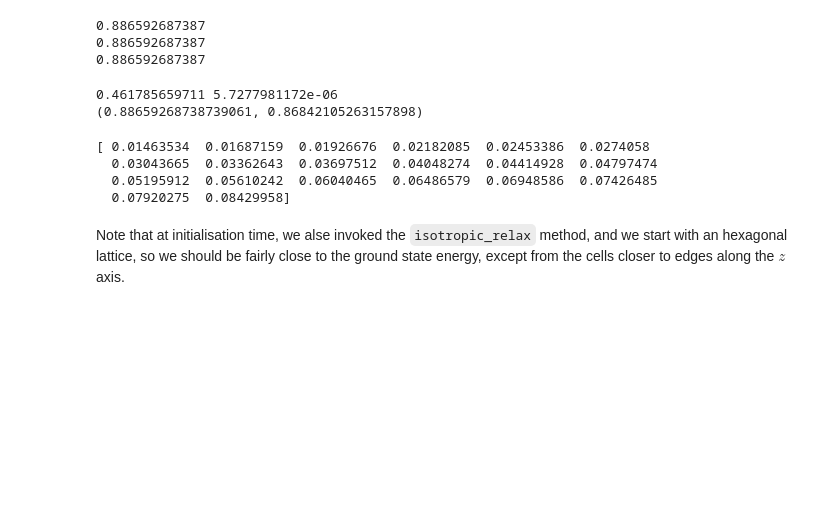
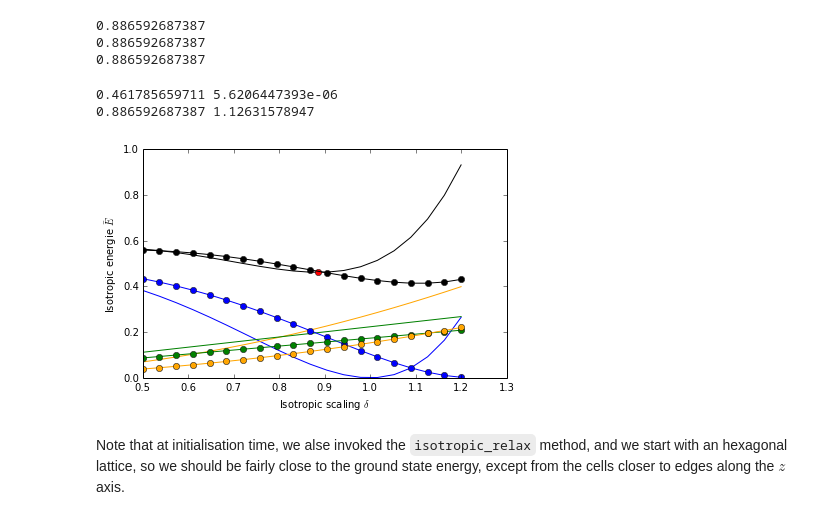
Before and after one commit to glyg/leg-joint, a Jupyter notebook: notebooks/2 - Energy minimisation.ipynb, the cells around one changed output. Cells and saved outputs as stored; diff of their text form; code cells hidden in the pictures; blank space fills up the shorter version.

```diff
--- a/notebooks/2 - Energy minimisation.ipynb
+++ b/notebooks/2 - Energy minimisation.ipynb
@@ -403,44 +409,38 @@ ax.set_ylabel(r'Isotropic energie $\bar E$')
 energy = eptm.calc_energy()
 ### ????
 norm = (eptm.params['prefered_area']**2
         * eptm.params['prefered_height']**2
         * eptm.params['vol_elasticity']
         * (eptm.is_cell_vert.a * eptm.is_alive.a).sum())
-print eptm.isotropic_energy(eptm.delta_o), energy / norm
+print(eptm.isotropic_energy(eptm.delta_o), energy / norm)
 
 cell = eptm.graph.vertex(60)
 
 energies = []
 scales = np.linspace(0.5, 1.2, 20) / eptm.delta_o
 for scale in scales:
     eptm.scale(scale)
     eptm.update_geometry()
     Ec, Ev = eptm.calc_cells_energy()
     El, Er = eptm.calc_junctions_energy()
     energies.append([Ev.sum(), El.sum(), Ec.sum()])
     eptm.scale(1 / scale)
 
 eptm.isotropic_relax()
 
 
 energies = np.array(energies) / norm
 ax.plot(scales * eptm.delta_o, energies[:, 0], 'bo-', label='Computed volume elasticity')
 ax.plot(scales * eptm.delta_o, energies[:, 1], 'go-', label='Computed line tension')
 ax.plot(scales * eptm.delta_o, energies[:, 2], ls='-', marker='o', c='orange', label='Computed contractility')
 
 ax.plot(scales * eptm.delta_o, energies.sum(axis=1), 'ko-', label='Computed total')
-ax.legend(loc='upper left')
+#ax.legend(loc='upper left')
 print(eptm.delta_o, scales[energies.sum(axis=1).argmin()] * eptm.delta_o)
 # %% [output]
-0.461785659711 5.7277981172e-06
-(0.88659268738739061, 0.86842105263157898)
+0.461785659711 5.6206447393e-06
+0.886592687387 1.12631578947
+[figure, added]
-# %%
-print(energies[:, 2])
-# %% [output]
-[ 0.01463534  0.01687159  0.01926676  0.02182085  0.02453386  0.0274058
-  0.03043665  0.03362643  0.03697512  0.04048274  0.04414928  0.04797474
-  0.05195912  0.05610242  0.06040465  0.06486579  0.06948586  0.07426485
-  0.07920275  0.08429958]
 # %%
 eptm.graph.save('../saved_graphs/xml/initial_graph.xml')
 # %% [markdown]
```
Also changed, not shown: parts of 8 cells of this notebook, 14 other files.
